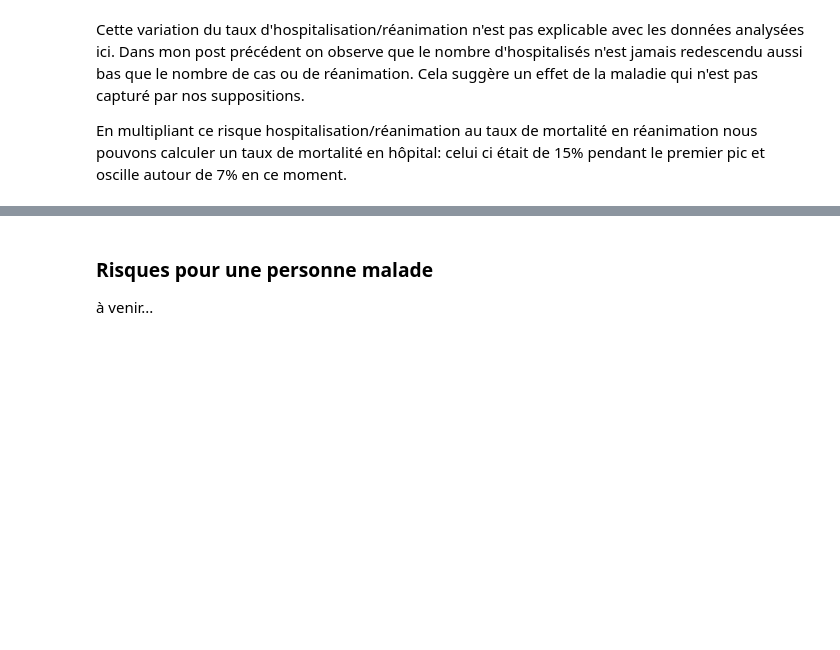
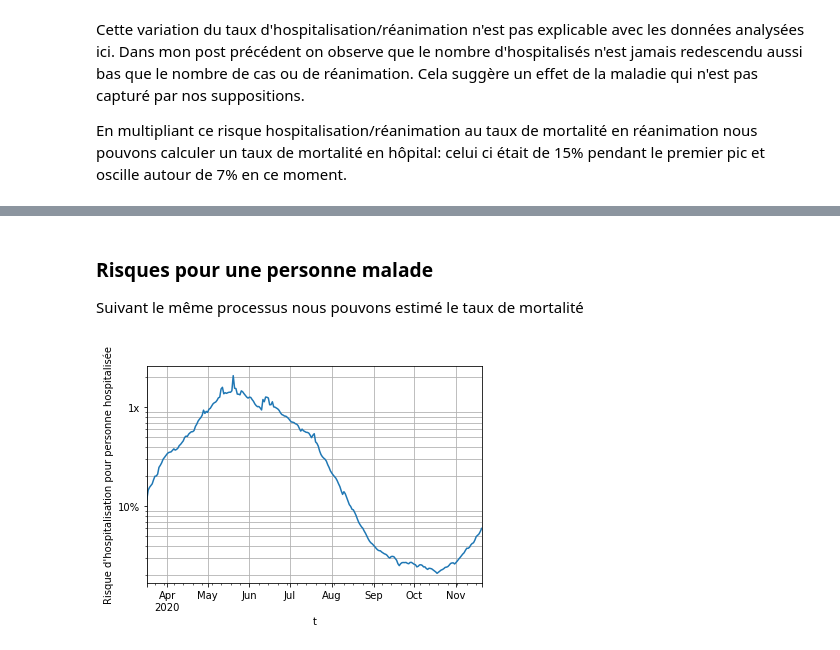
Before and after one commit to payoto/covid19-viz, a Jupyter notebook: 2020-10-18-taux-de-malades.ipynb, the cells around one changed output, grey strips where cells are left out. Saved outputs shown, nothing was run; the diff lists cells and outputs as text; code cells hidden in the pictures; blank space fills up the shorter version.

```diff
--- a/2020-10-18-taux-de-malades.ipynb
+++ b/2020-10-18-taux-de-malades.ipynb
@@ -312,4 +315,15 @@ Text(0, 0.5, 'Mortalité pour personne hospitalisée')
 # %% [markdown]
 ### Risques pour une personne malade
 
-à venir...
+Suivant le même processus nous pouvons estimé le taux de mortalité
+# %%
+risque_hosp = (proportions["hospitalises"]).loc['2020-03-17':]
+
+ax = risque_hosp.plot()
+ax.grid(which="major")
+ax.set_ylabel("Risque d'hospitalisation pour personne hospitalisée")
+ax.set_yscale("log")
+ax.yaxis.set_major_formatter(mtick.FuncFormatter(format_tick_multi))
+ax.yaxis.grid(which="both")
+# %% [output]
+[figure, added]
```
Also changed, not shown: parts of 13 cells of this notebook.
